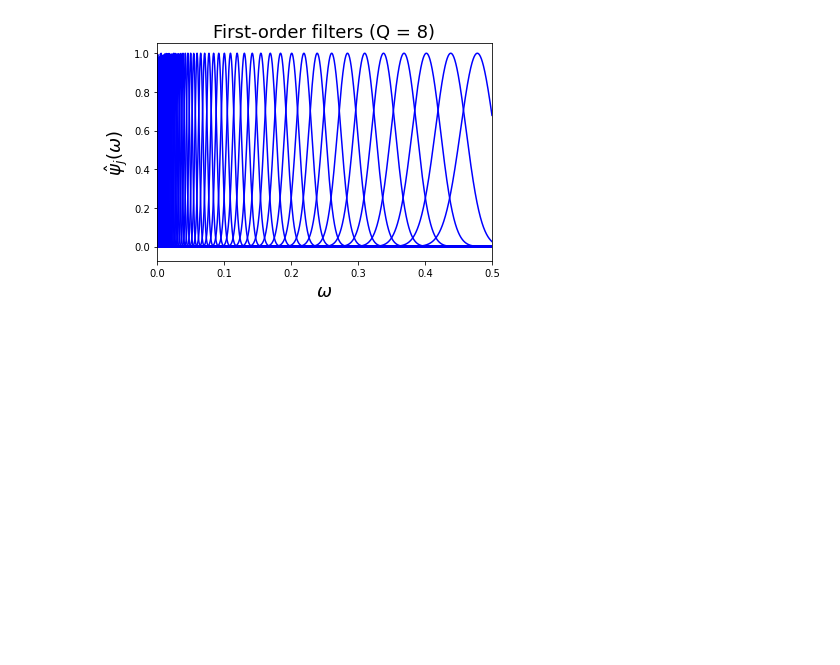
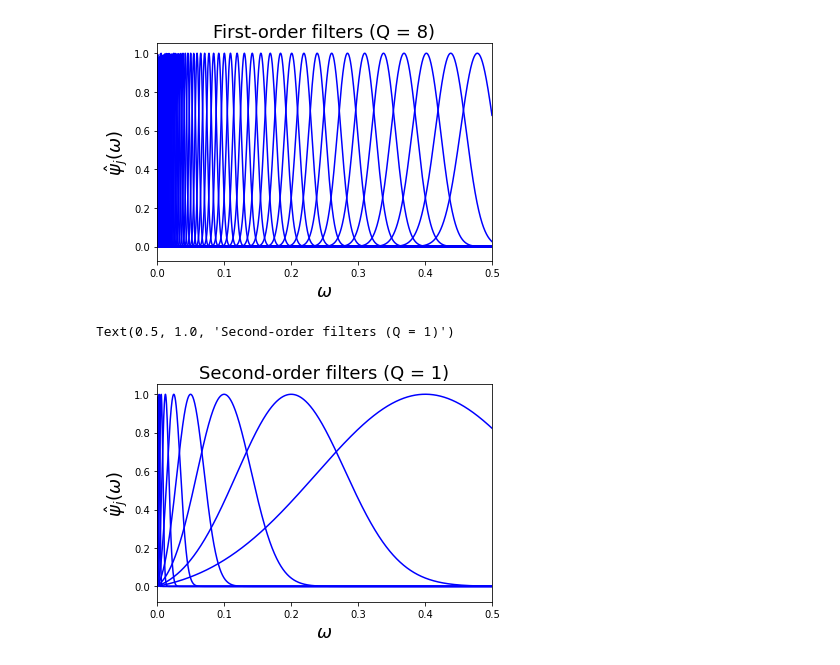
Before and after one commit to cyrusvahidi/scat1d-tutorial, a Jupyter notebook: Scattering1D Tutorial.ipynb, the cells around one changed output. Saved outputs shown, nothing was run; the diff lists cells and outputs as text; code cells hidden in the pictures; blank space fills up the shorter version.

```diff
--- a/Scattering1D Tutorial.ipynb
+++ b/Scattering1D Tutorial.ipynb
@@ -121,3 +120,15 @@ plt.title('First-order filters (Q = {})'.format(Q), fontsize=18)
 # %% [output]
 Text(0.5, 1.0, 'First-order filters (Q = 8)')
 [figure]
+# %%
+for psi_f in psi2_f:
+    plt.plot(np.arange(N)/N, psi_f[0], 'b')
+
+plt.xlim(0, 0.5)
+
+plt.xlabel(r'$\omega$', fontsize=18)
+plt.ylabel(r'$\hat\psi_j(\omega)$', fontsize=18)
+plt.title('Second-order filters (Q = 1)', fontsize=18)
+# %% [output]
+Text(0.5, 1.0, 'Second-order filters (Q = 1)')
+[figure, added]
```
Also changed, not shown: parts of 9 cells of this notebook.
